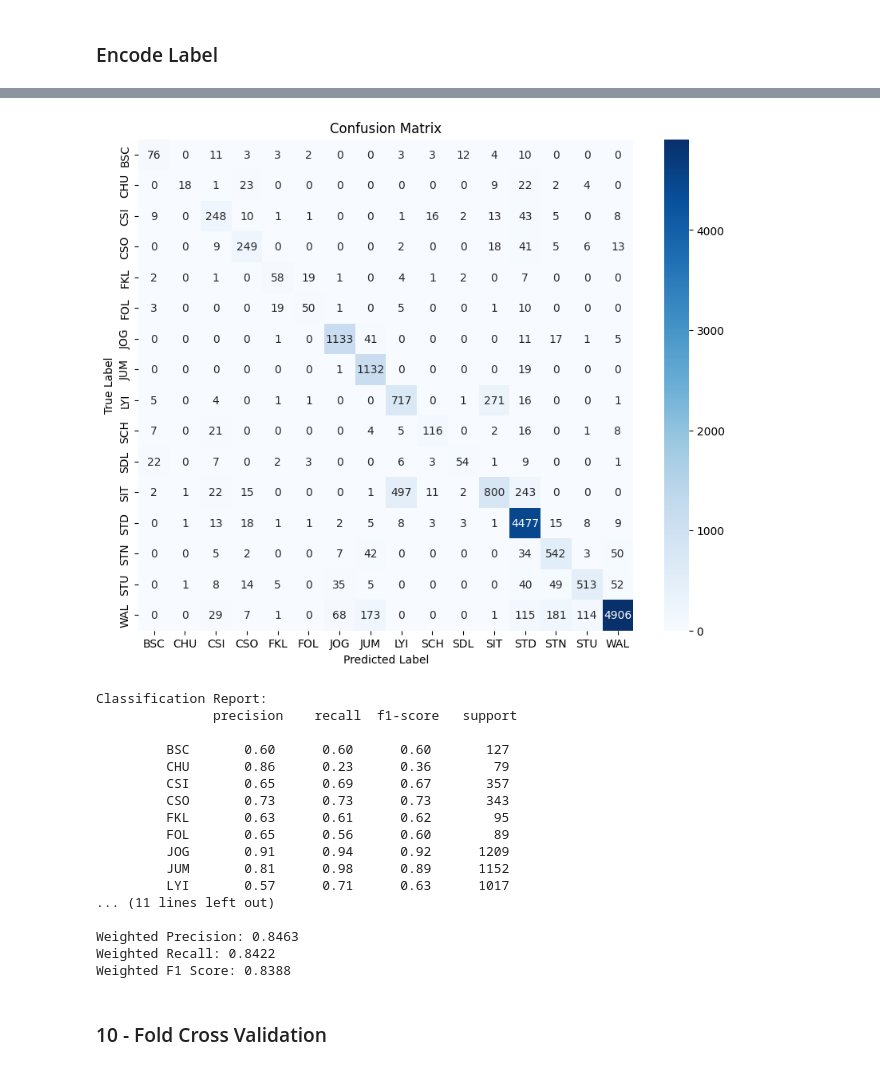
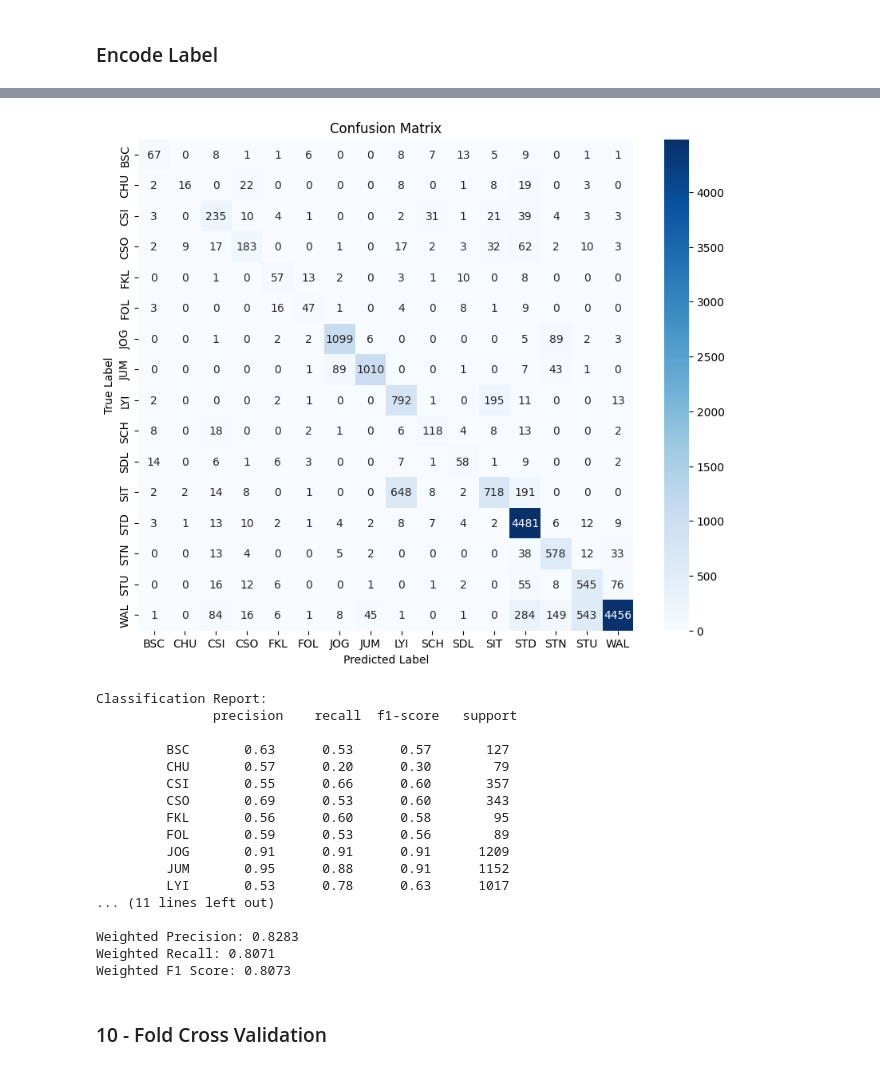
Before and after one commit to ronydebnath/ilab-group-12-1-fall-detection, a Jupyter notebook: notebooks/CNN/CNN-LSTM.ipynb, the cells around one changed output, grey strips where cells are left out. Saved outputs shown, nothing was run; the diff lists cells and outputs as text; code cells hidden in the pictures.

Commit message:
update cnn-lstm

```diff
--- a/notebooks/CNN/CNN-LSTM.ipynb
+++ b/notebooks/CNN/CNN-LSTM.ipynb
@@ -12,3 +12,13 @@ X_test = pd.read_pickle("../../data/interim/X_test.pkl")
 y_train = pd.read_pickle("../../data/interim/y_train.pkl")
 y_val = pd.read_pickle("../../data/interim/y_val.pkl")
 y_test = pd.read_pickle("../../data/interim/y_test.pkl")
+# %%
+'''
+# collapse BSC, FKL, SDL, FOL into FALL
+fall_labels = ['BSC', 'FKL', 'SDL', 'FOL']
+
+y_train = y_train.apply(lambda x: x if x in fall_labels else 'ADL')
+y_val = y_val.apply(lambda x: x if x in fall_labels else 'ADL')
+y_test = y_test.apply(lambda x: x if x in fall_labels else 'ADL')
+
+'''
@@ -103,6 +146,6 @@ Model: "sequential_1"
  Non-trainable params: 0 (0.00 B)
 # %%
-history = model_cnn_lstm.fit(X_train_windows, y_train_windows_encoded,
+history = model_fd_dnn.fit(X_train_windows, y_train_windows_encoded,
                     validation_data=(X_val_windows, y_val_windows_encoded),
                     epochs=25, batch_size=32)
 # %% [output]
@@ -175,11 +218,6 @@ def evaluate_model(model, X_test, y_test, label_classes=None, plot_confusion_mat
 
     return metrics
 # %%
-label_classes = [
-    'BSC', 'CHU', 'CSI', 'CSO', 'FKL', 'FOL',
-    'JOG', 'JUM', 'LYI', 'SCH', 'SDL', 'SIT',
-    'STD', 'STN', 'STU', 'WAL'
-]
-
-metrics = evaluate_model(model_cnn_lstm, X_test_windows, y_test_windows_encoded, label_classes=label_classes)
+label_classes = le.classes_.tolist()
+metrics = evaluate_model(model_fd_dnn, X_test_windows, y_test_windows_encoded, label_classes=label_classes)
 # %% [output]
@@ -189,21 +227,21 @@ Test Accuracy: 0.8422
-[figure, old version]
+[figure, new version]
 Classification Report:
                precision    recall  f1-score   support
 
-         BSC       0.60      0.60      0.60       127
-         CHU       0.86      0.23      0.36        79
-         CSI       0.65      0.69      0.67       357
-         CSO       0.73      0.73      0.73       343
-         FKL       0.63      0.61      0.62        95
-         FOL       0.65      0.56      0.60        89
-         JOG       0.91      0.94      0.92      1209
-         JUM       0.81      0.98      0.89      1152
-         LYI       0.57      0.71      0.63      1017
+         BSC       0.63      0.53      0.57       127
+         CHU       0.57      0.20      0.30        79
+         CSI       0.55      0.66      0.60       357
+         CSO       0.69      0.53      0.60       343
+         FKL       0.56      0.60      0.58        95
+         FOL       0.59      0.53      0.56        89
+         JOG       0.91      0.91      0.91      1209
+         JUM       0.95      0.88      0.91      1152
+         LYI       0.53      0.78      0.63      1017
 ... (11 lines left out)
 
-Weighted Precision: 0.8463
-Weighted Recall: 0.8422
-Weighted F1 Score: 0.8388
+Weighted Precision: 0.8283
+Weighted Recall: 0.8071
+Weighted F1 Score: 0.8073
 # %% [markdown]
 ### 10 - Fold Cross Validation
 # %%
```
Also changed, not shown: parts of 6 cells of this notebook, 3 other files.
